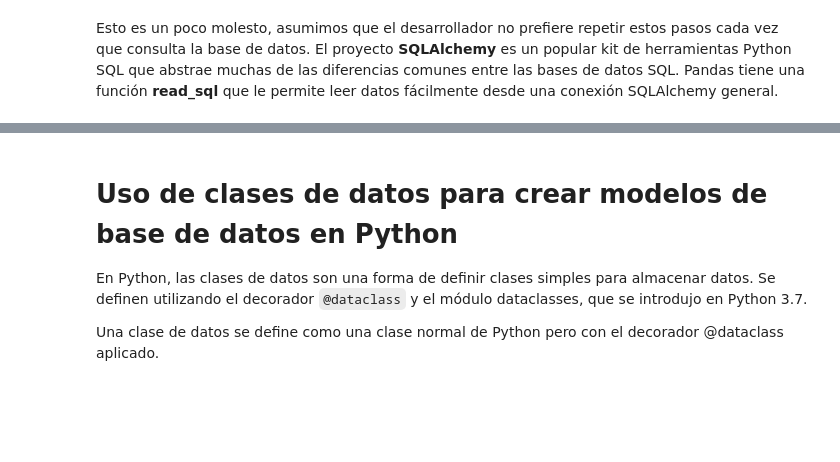
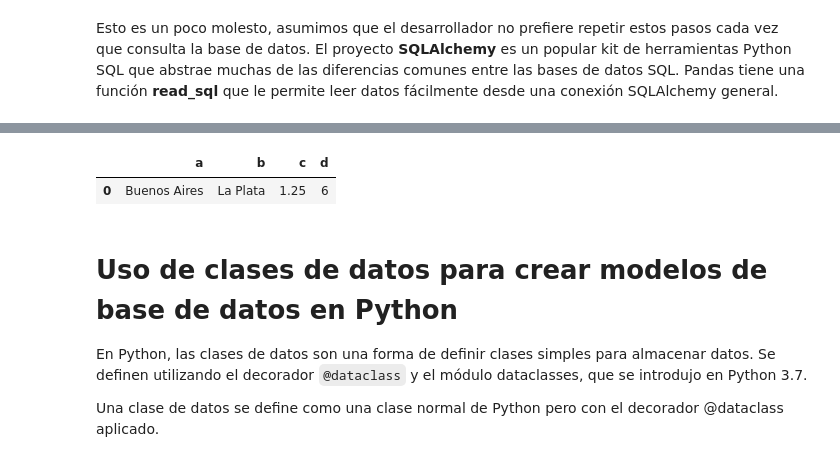
Before and after one commit to al34n1x/DataScience, a Jupyter notebook: 3.Pandas/Pandas_DataLoading.ipynb, the cells around one changed output, grey strips where cells are left out. Saved outputs shown, nothing was run; the diff lists cells and outputs as text; code cells hidden in the pictures; blank space fills up the shorter version.

```diff
--- a/3.Pandas/Pandas_DataLoading.ipynb
+++ b/3.Pandas/Pandas_DataLoading.ipynb
@@ -435,12 +555,15 @@ Pandas tiene una función **read_sql** que le permite leer datos fácilmente des
 # %%
 import sqlalchemy as sqla
 db = sqla.create_engine('sqlite:///mydata.sqlite')
 '''
 Hacemos un query a la base de datos seleccionando todo
 en la tabla test y se lo asignamos al DataFrame df
 '''
-df = pd.read_sql('select * from test where b = \'La Plata\' ', db)
+df = pd.read_sql('select * from test where b = "La Plata" ', db)
 df
+# %% [output]
+|  | a | b | c | d |
+| 0 | Buenos Aires | La Plata | 1.25 | 6 |
 # %% [markdown]
 # Uso de clases de datos para crear modelos de base de datos en Python
 
```
Also changed, not shown: parts of 31 cells of this notebook.
